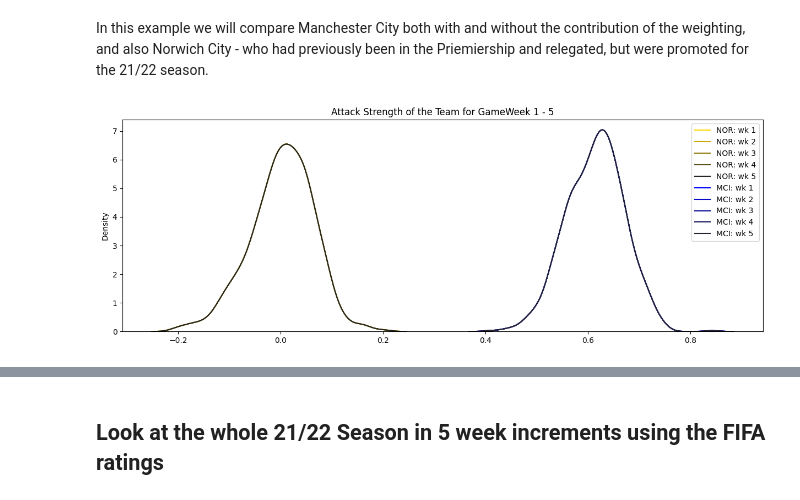
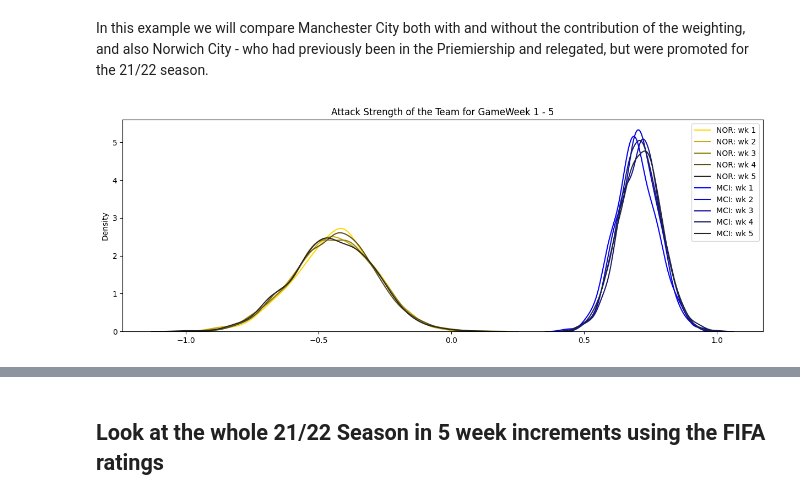
Before and after one commit to alan-turing-institute/AIrsenal, a Jupyter notebook: notebooks/progression_of_attack_parameter.ipynb, the cells around one changed output, grey strips where cells are left out. Drawn from its saved outputs; the diff is of its cells as text; code cells hidden in the pictures.

```diff
--- a/notebooks/progression_of_attack_parameter.ipynb
+++ b/notebooks/progression_of_attack_parameter.ipynb
@@ -158,36 +141,15 @@ no_rate_season_attack_progression = np.zeros((1000, max_game_week, 2))
 # %%
-for gw in range(1,max_game_week+1):
+wks = 5
+no_rate_models = {}
+for gw in range(1,wks+1):
     # Making the model - this time we use the two preccursor functions from
     # get_fitted_team_model - as we aren't adding new teams
 
     training_data = notebook_get_training_data(season = "2122",
                                       gameweek = gw+1,
                                       dbsession = session)
-
-    # instead of using model_team = get_fitted_team_model... we use this
-    team_model = create_and_fit_team_model(training_data)
-
-    if gw == 0:
-        current_teams = get_teams_for_season(season, session)
-        # Get the index of the teams who are present in this season with respect to the team model
-        current_idx = {team: idx for idx, team in enumerate(model_team.teams)
-                       if team in current_teams}
-
-
-    # Save data to array
-    for i, team in enumerate(['NOR', 'MCI']):
-        no_rate_season_attack_progression[:,gw-1,i] = model_team.attack[:, current_idx[team]]
+    no_rate_models[gw] = create_and_fit_team_model(training_data)
-# %%
-# Plot the attack parameter after game week 1- 5
-ax = plt.figure(figsize=(15, 5)).gca()
-for t_idx, team in enumerate(["NOR", "MCI"]):
-    team_palette = sns.color_palette(f"dark:{team_colours[team]}_r", max_game_week)
-    for gw_idx in range(max_game_week):
-        sns.kdeplot(no_rate_season_attack_progression[:,gw_idx,t_idx],
-                    label=f"{team}: wk {gw_idx+1}",
-                   color=team_palette[gw_idx])
-plt.title('Attack Strength of the Team for GameWeek 1 - 5')
-plt.legend()
-plt.show()
-# %% [output]
-[figure, removed]
+# %%
+plot_team_attack(no_rate_models, ["NOR", "MCI"])
+# %% [output]
+[figure, added]
```
Also changed, not shown: parts of 23 cells of this notebook.
